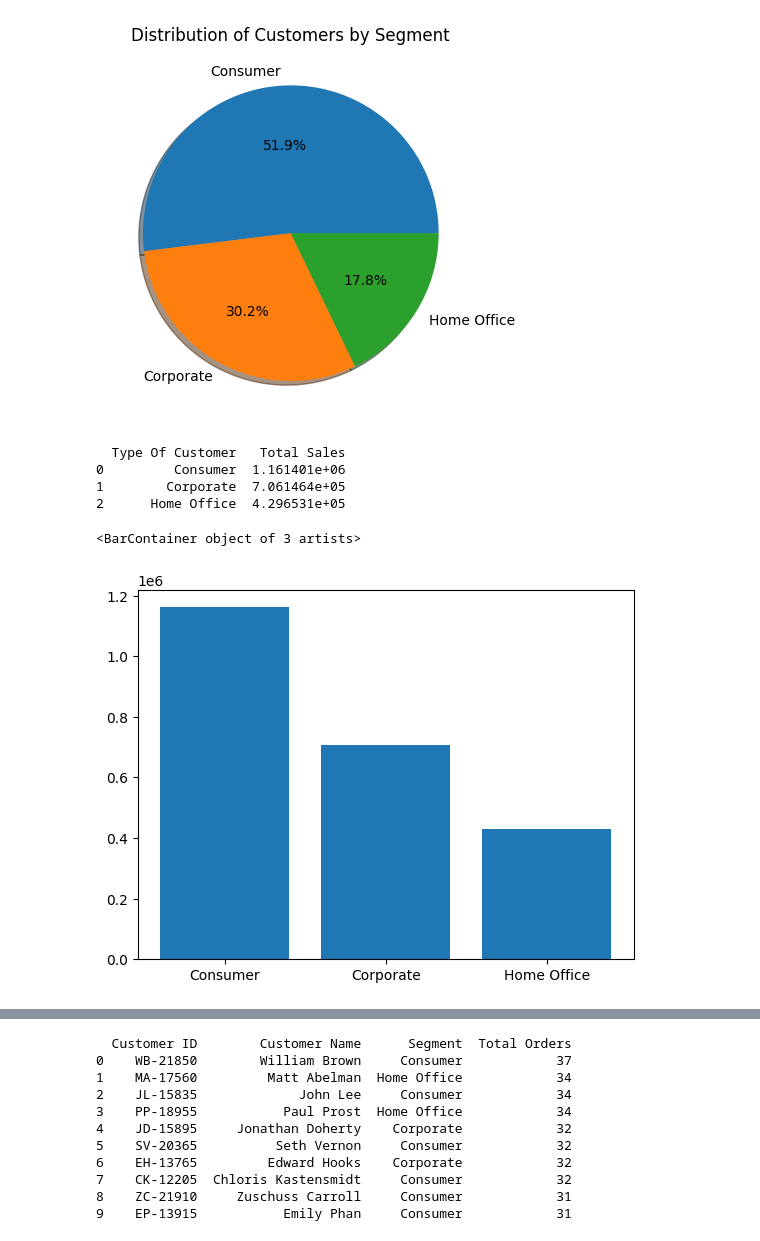
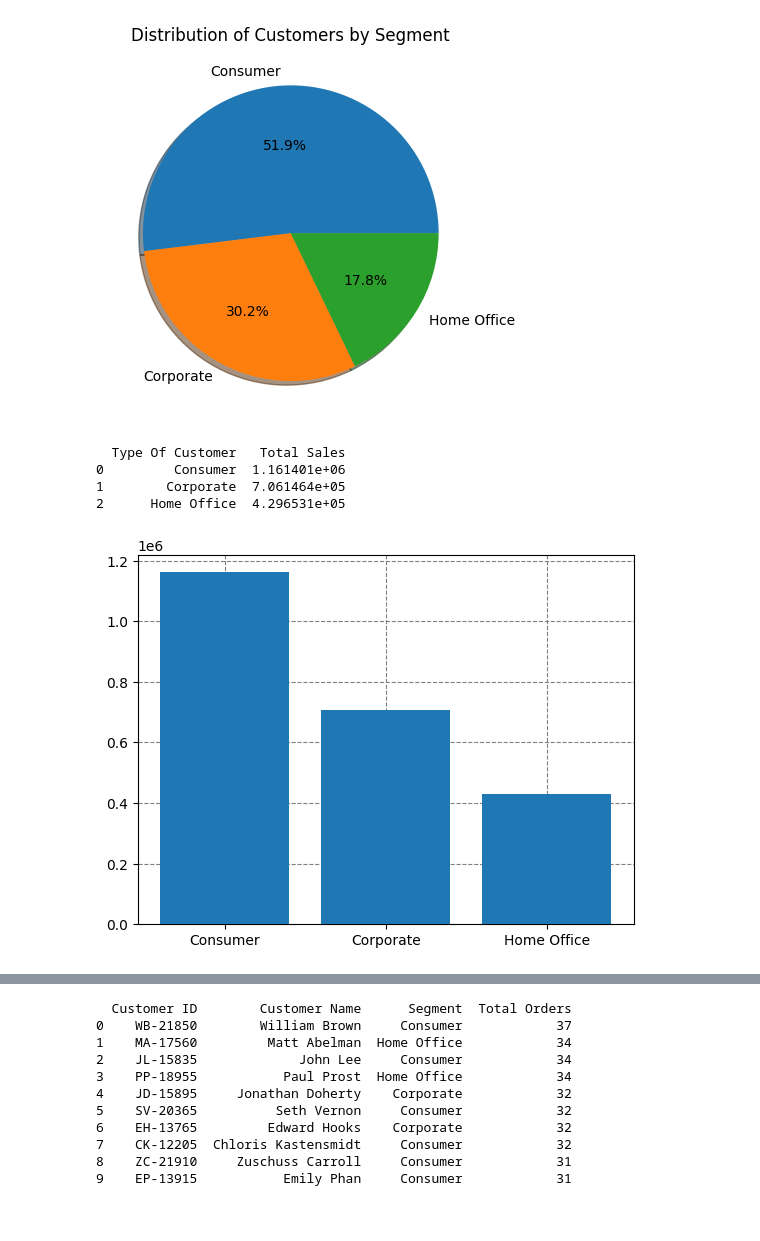
Before and after one commit to Nachoxt17/Retail-Business-Data-Analytics, a Jupyter notebook: Retail_Business_Data_Analytics.ipynb, the cells around one changed output, grey strips where cells are left out. Saved outputs shown, nothing was run; the diff lists cells and outputs as text; code cells hidden in the pictures.

```diff
--- a/Retail_Business_Data_Analytics.ipynb
+++ b/Retail_Business_Data_Analytics.ipynb
@@ -152,18 +158,18 @@ plt.show()
 # %%
 # (While "Consumers" consist the mayority of our Customer Base, overlooking "Corporate" and "Home Office" Customers would leave almost the half of the earning potential unattended.)
 # (Let's explore how to balance resource allocation to all 3 Segments for maximizing growth.)
 # Explore Sales per Segment:
 sales_per_segment = df.groupby('Segment')['Sales'].sum().reset_index().rename(columns={'Segment' : 'Type Of Customer', 'Sales' : 'Total Sales'})
 
 print(sales_per_segment)
-plt.bar(sales_per_segment['Type Of Customer'], sales_per_segment['Total Sales'])
+plt.bar(sales_per_segment['Type Of Customer'], sales_per_segment['Total Sales'], zorder=3)
+plt.grid(True, linestyle='--', color='gray', zorder=0)
 # %% [output]
   Type Of Customer   Total Sales
 0         Consumer  1.161401e+06
 1        Corporate  7.061464e+05
 2      Home Office  4.296531e+05
-<BarContainer object of 3 artists>
-[figure, old version]
+[figure, new version]
 # %%
 # Plot the Number of Sales per Type Of Customers:
 plt.title("Distribution of Type Of Customers by Sales")
```
Also changed, not shown: parts of 20 cells of this notebook.
